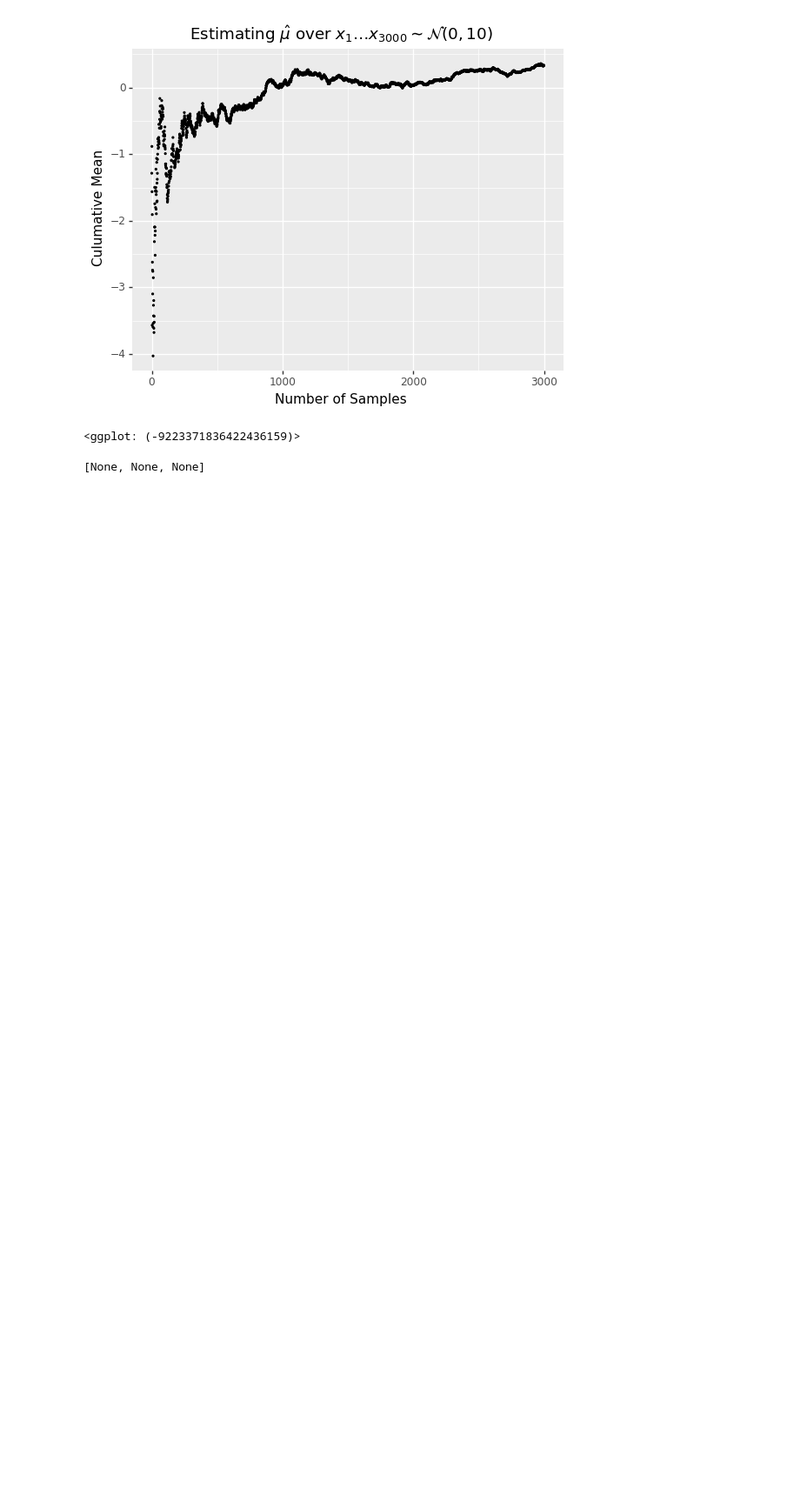
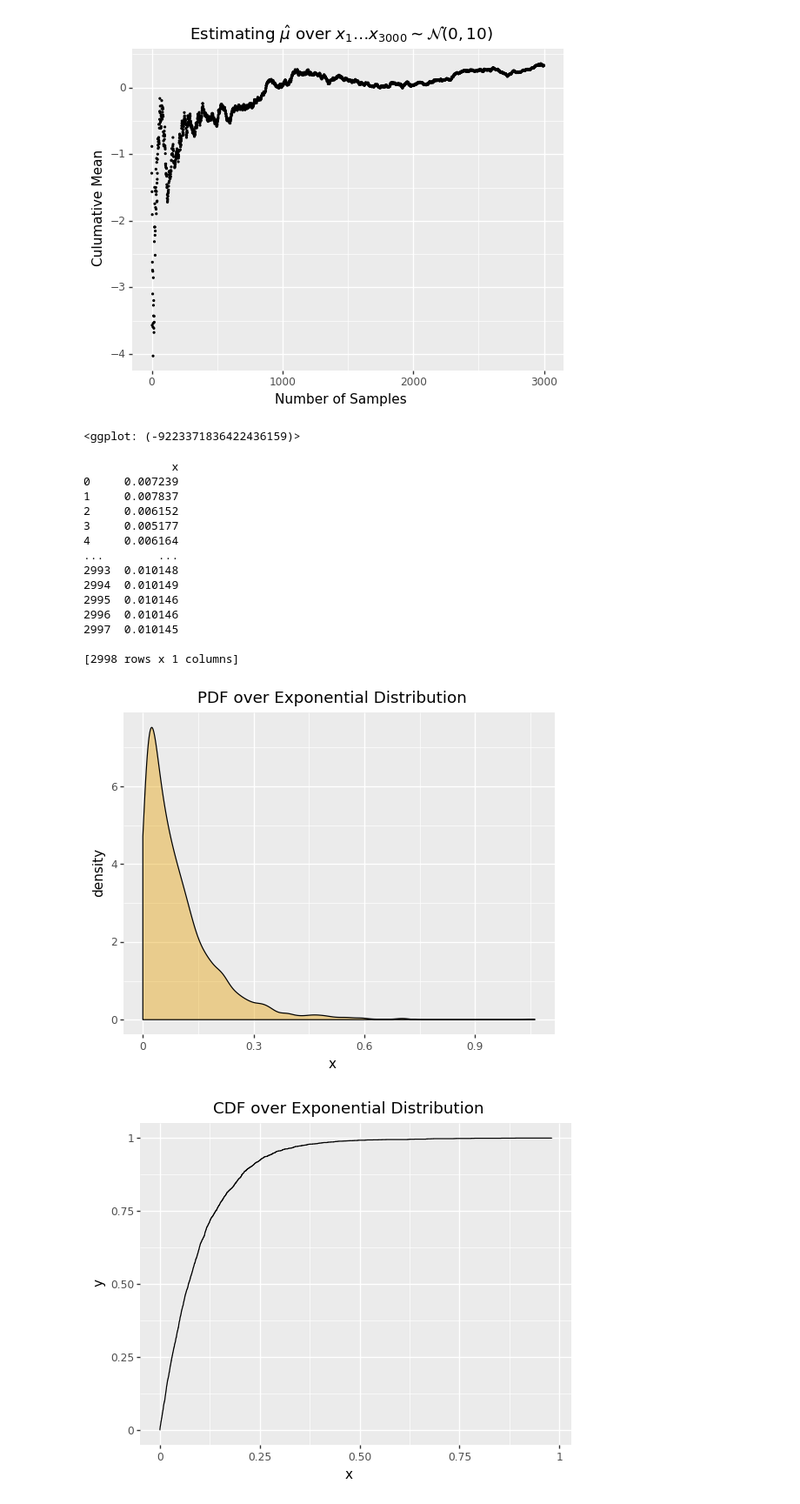
Before and after one commit to amitay-sicherman/IML, a Jupyter notebook: Lab_01_Basic_Sampling.ipynb, the cells around one changed output. Shown at 87% size. Saved outputs shown, nothing was run; the diff lists cells and outputs as text; code cells hidden in the pictures; blank space fills up the shorter version.

```diff
--- a/Lab_01_Basic_Sampling.ipynb
+++ b/Lab_01_Basic_Sampling.ipynb
@@ -69,38 +69,66 @@ ggplot(DataFrame({'x':range(n), 'y':cumulative_mean})) + \
 [figure]
 <ggplot: (-9223371836422436159)>
 # %%
-
-
 def exp_pdf(lam, n):
     """
     Plot the PDF of n samples drawn from the exponential distribution.
     :param lam: The exponent's parameter
     :param n: Number of samples
     :return: ggplot object
     """
-    pass
+    df =DataFrame({'x':np.random.exponential(scale=lam,size=n)})
+    g=ggplot(df) + aes(x='x') + geom_density(fill="#E69F00", alpha=.4) +  ggtitle("PDF over Exponential Distribution")
+    return g
 
 def exp_cdf(lam, n):
     """
     Plot the CDF of n samples drawn from the exponential distribution.
     Hint: check the stat_ecdf function.
     :param lam: The exponent's parameter
     :param n: Number of samples
     :return: ggplot object
     """
-    pass
+    df =DataFrame({'x':np.random.exponential(scale=lam,size=n)})
+    g=ggplot(df) + aes(x='x') +  stat_ecdf(geom = "step") +  ggtitle("CDF over Exponential Distribution")
+    return g
 
 def estimate_var(lam, n):
     """
     Plot the estimated variance for all 1<m<=n.
     Hint: the variance estimator is calculated as: (1/(m-1))(sum i=1 to m ((x_i - E(x_1,...,x_m))**2))
     Hint 2: What should be the variance for exp(lam)? Did you get the same?
     :param lam: The exponent's parameter
     :param n: Number of samples
     :return: ggplot object
     """
-    pass
+    x=np.random.exponential(scale=lam,size=n)
+    df2=DataFrame(columns=['x'])
+    for m in range(2,n):
+        # c=0
+        # for i in range(0,m):
+        #   c+=x[i]-np.mean(x[1:m])**2
+        df2=df2.append({'x':np.var(x[0:m])},ignore_index=True)
+    g=ggplot(DataFrame({'x':range(2,n), 'y':df2['x']})) + \
+    geom_point(aes(x='x', y='y'), size=0.3) + \
+    labs(x="Number of Samples") + \
+    ggtitle(r"Estimated Variance ")
+    return g
 
 [exp_pdf(.1,3000), exp_cdf(.1,3000), estimate_var(.1 ,3000)]
 # %% [output]
-[None, None, None]
+             x
+0     0.007239
+1     0.007837
+2     0.006152
+3     0.005177
+4     0.006164
+...        ...
+2993  0.010148
+2994  0.010149
+2995  0.010146
+2996  0.010146
+2997  0.010145
+
+[2998 rows x 1 columns]
+[figure, added]
+[figure, added]
```
Also changed, not shown: parts of 5 cells of this notebook.
